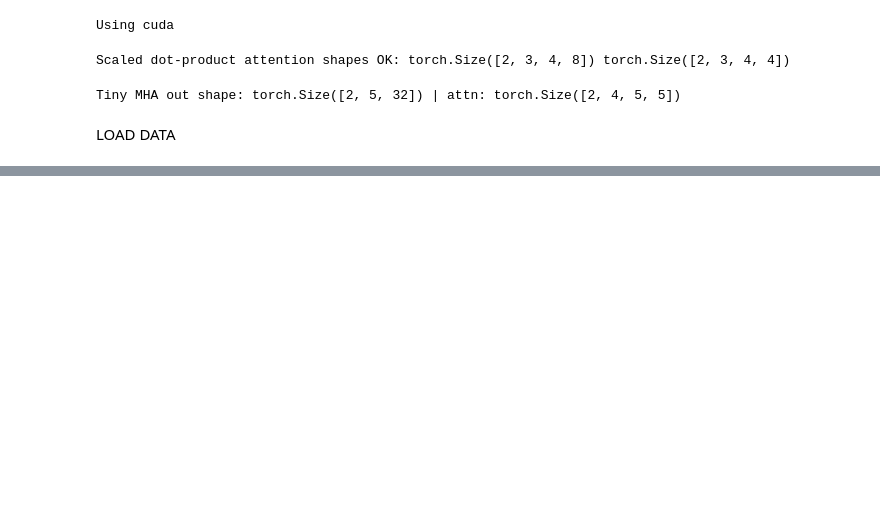
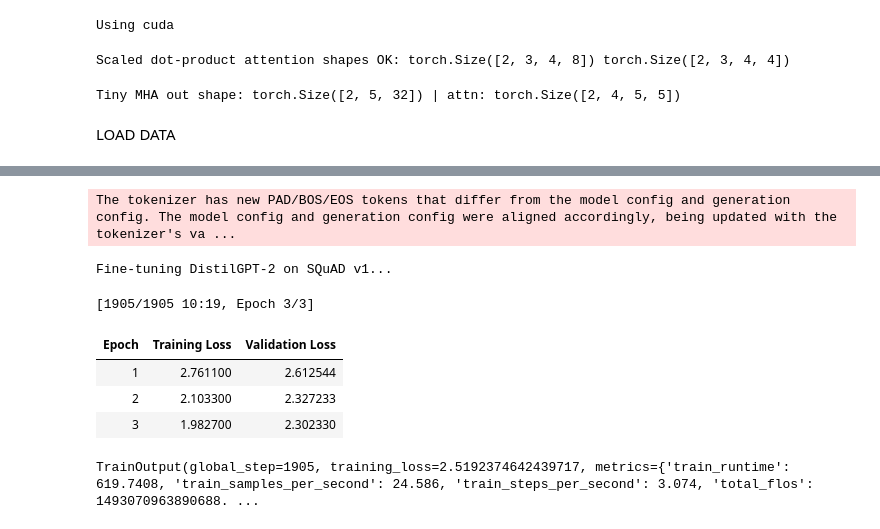
Before and after one commit to jorrynli/nlp-final, a Jupyter notebook: transformer.ipynb, the cells around one changed output, grey strips where cells are left out. Saved outputs shown, nothing was run; the diff lists cells and outputs as text; code cells hidden in the pictures; blank space fills up the shorter version.

Commit message:
distilgpt2

```diff
--- a/transformer.ipynb
+++ b/transformer.ipynb
@@ -928,0 +786,41 @@ print("=" * 70)
+# %%
+# Fine-tune DistilGPT-2 on SQuAD
+from transformers import TrainingArguments, Trainer
+
+training_args = TrainingArguments(
+    output_dir="./distilgpt2_squad",
+    num_train_epochs=3,
+    per_device_train_batch_size=8,
+    per_device_eval_batch_size=8,
+    warmup_steps=100,
+    weight_decay=0.01,
+    logging_dir="./logs",
+    logging_steps=50,
+    eval_strategy="epoch",
+    save_strategy="epoch",
+    load_best_model_at_end=True,
+    learning_rate=3e-5,
+)
+
+data_collator = DefaultDataCollator()
+
+trainer = Trainer(
+    model=qa_model,
+    args=training_args,
+    train_dataset=tokenized_train,
+    eval_dataset=tokenized_val,
+    tokenizer=qa_tokenizer,
+    data_collator=data_collator,
+)
+
+print("Fine-tuning DistilGPT-2 on SQuAD v1...")
+trainer.train()
+# %% [output]
+The tokenizer has new PAD/BOS/EOS tokens that differ from the model config and generation config. The model config and generation config were aligned accordingly, being updated with the tokenizer's va ...
+Fine-tuning DistilGPT-2 on SQuAD v1...
+[1905/1905 10:19, Epoch 3/3]
+| Epoch | Training Loss | Validation Loss |
+| 1 | 2.761100 | 2.612544 |
+| 2 | 2.103300 | 2.327233 |
+| 3 | 1.982700 | 2.302330 |
+TrainOutput(global_step=1905, training_loss=2.5192374642439717, metrics={'train_runtime': 619.7408, 'train_samples_per_second': 24.586, 'train_steps_per_second': 3.074, 'total_flos': 1493070963890688. ...
```
Also changed, not shown: parts of 26 cells of this notebook.
